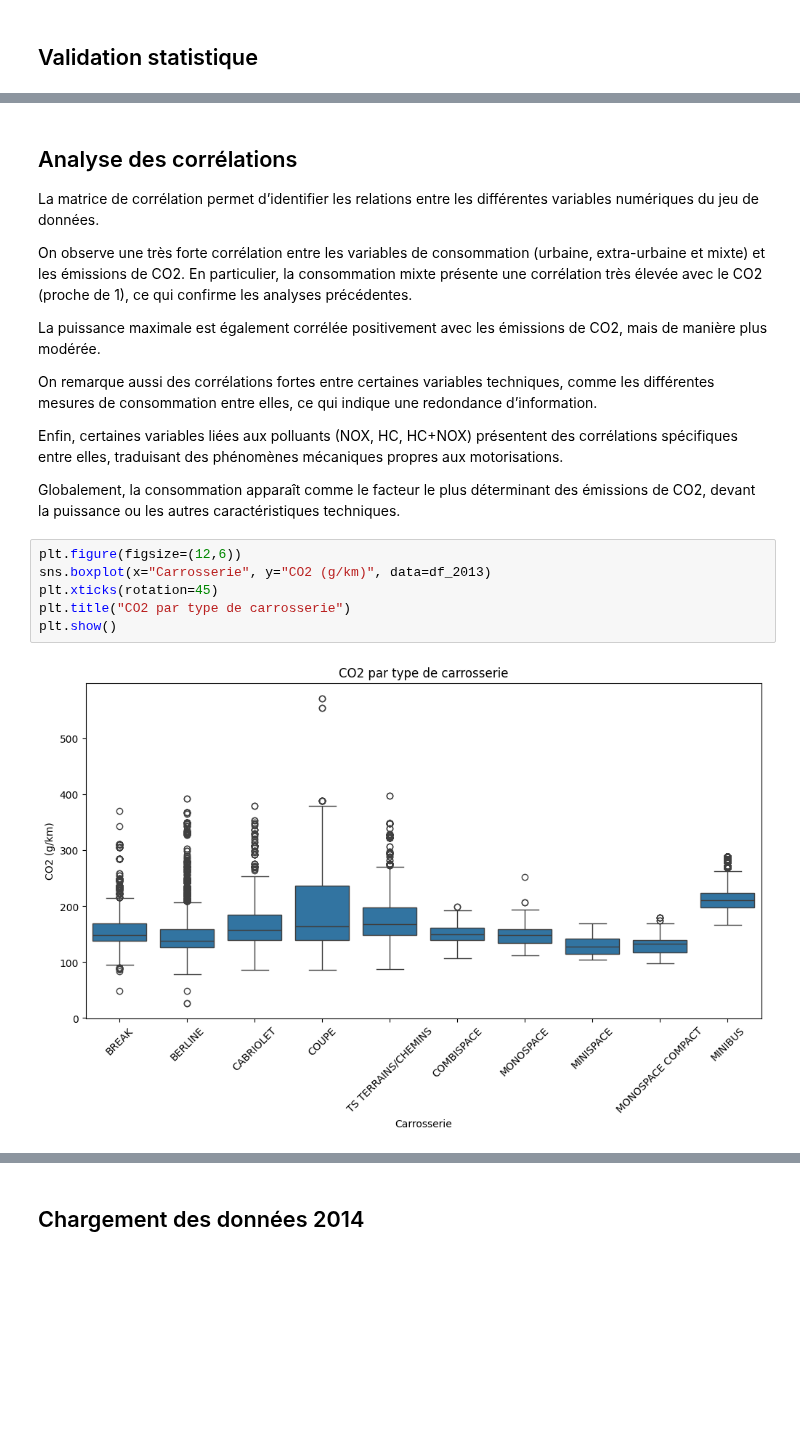
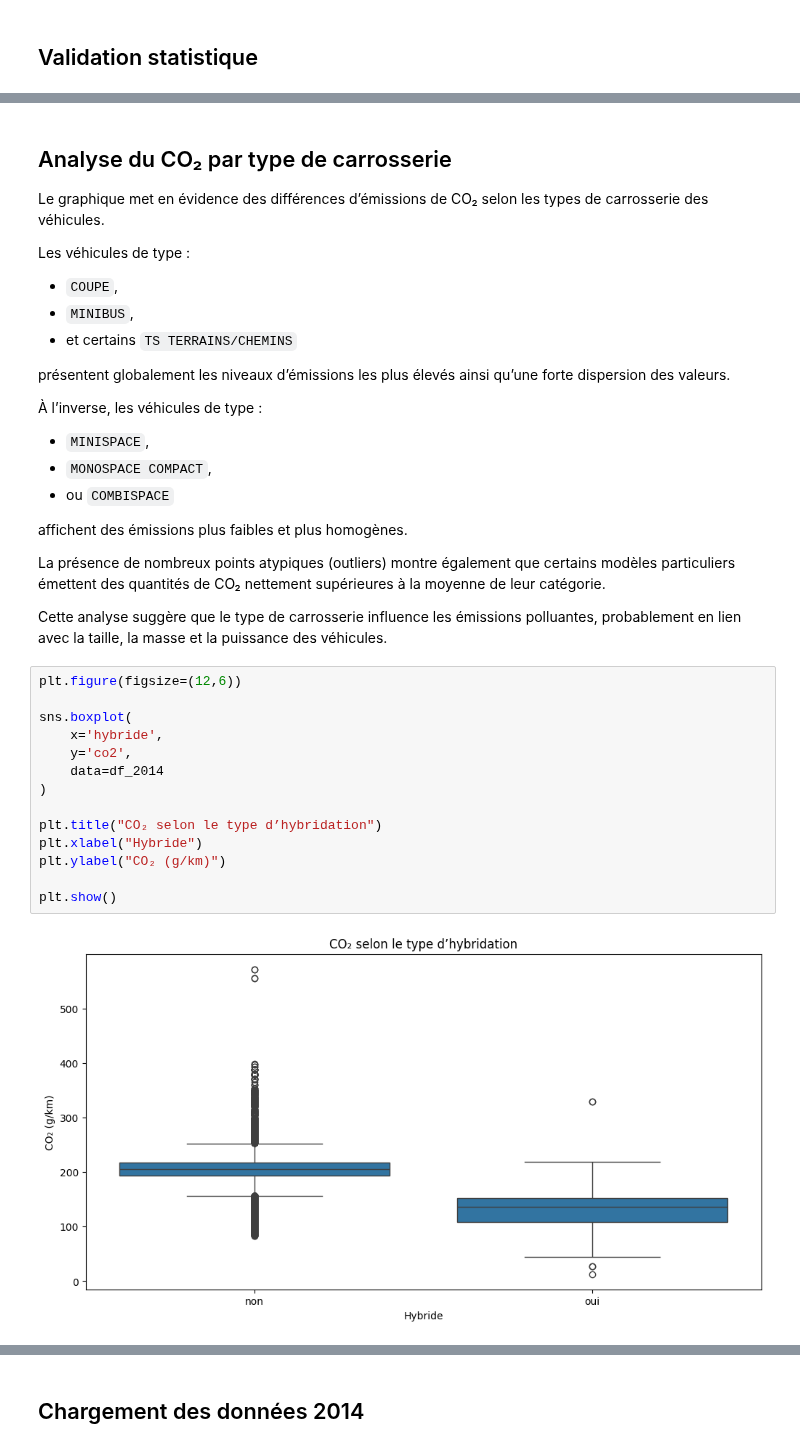
Before and after one commit to LarissaVarnakova/Projet_CO2, a Jupyter notebook: notebooks/eda_aziz.ipynb, the cells around one changed output, grey strips where cells are left out. Drawn from its saved outputs; the diff is of its cells as text; blank space fills up the shorter version.

```diff
--- a/notebooks/eda_aziz.ipynb
+++ b/notebooks/eda_aziz.ipynb
@@ -342,23 +392,39 @@ plt.show()
 # %% [markdown]
-## Analyse des corrélations
+## Analyse du CO₂ par type de carrosserie
 
-La matrice de corrélation permet d’identifier les relations entre les différentes variables numériques du jeu de données.
+Le graphique met en évidence des différences d’émissions de CO₂ selon les types de carrosserie des véhicules.
 
-On observe une très forte corrélation entre les variables de consommation (urbaine, extra-urbaine et mixte) et les émissions de CO2. En particulier, la consommation mixte présente une corrélation très élevée avec le CO2 (proche de 1), ce qui confirme les analyses précédentes.
+Les véhicules de type :
+- `COUPE`,
+- `MINIBUS`,
+- et certains `TS TERRAINS/CHEMINS`
 
-La puissance maximale est également corrélée positivement avec les émissions de CO2, mais de manière plus modérée.
+présentent globalement les niveaux d’émissions les plus élevés ainsi qu’une forte dispersion des valeurs.
 
-On remarque aussi des corrélations fortes entre certaines variables techniques, comme les différentes mesures de consommation entre elles, ce qui indique une redondance d’information.
+À l’inverse, les véhicules de type :
+- `MINISPACE`,
+- `MONOSPACE COMPACT`,
+- ou `COMBISPACE`
 
-Enfin, certaines variables liées aux polluants (NOX, HC, HC+NOX) présentent des corrélations spécifiques entre elles, traduisant des phénomènes mécaniques propres aux motorisations.
+affichent des émissions plus faibles et plus homogènes.
 
-Globalement, la consommation apparaît comme le facteur le plus déterminant des émissions de CO2, devant la puissance ou les autres caractéristiques techniques.
+La présence de nombreux points atypiques (outliers) montre également que certains modèles particuliers émettent des quantités de CO₂ nettement supérieures à la moyenne de leur catégorie.
+
+Cette analyse suggère que le type de carrosserie influence les émissions polluantes, probablement en lien avec la taille, la masse et la puissance des véhicules.
 # %%
 plt.figure(figsize=(12,6))
-sns.boxplot(x="Carrosserie", y="CO2 (g/km)", data=df_2013)
-plt.xticks(rotation=45)
-plt.title("CO2 par type de carrosserie")
+
+sns.boxplot(
+    x='hybride',
+    y='co2',
+    data=df_2014
+)
+
+plt.title("CO₂ selon le type d’hybridation")
+plt.xlabel("Hybride")
+plt.ylabel("CO₂ (g/km)")
+
 plt.show()
 # %% [output]
-[figure, old version]
+[figure, new version]
 # %% [markdown]
```
Also changed, not shown: parts of 18 cells of this notebook.
